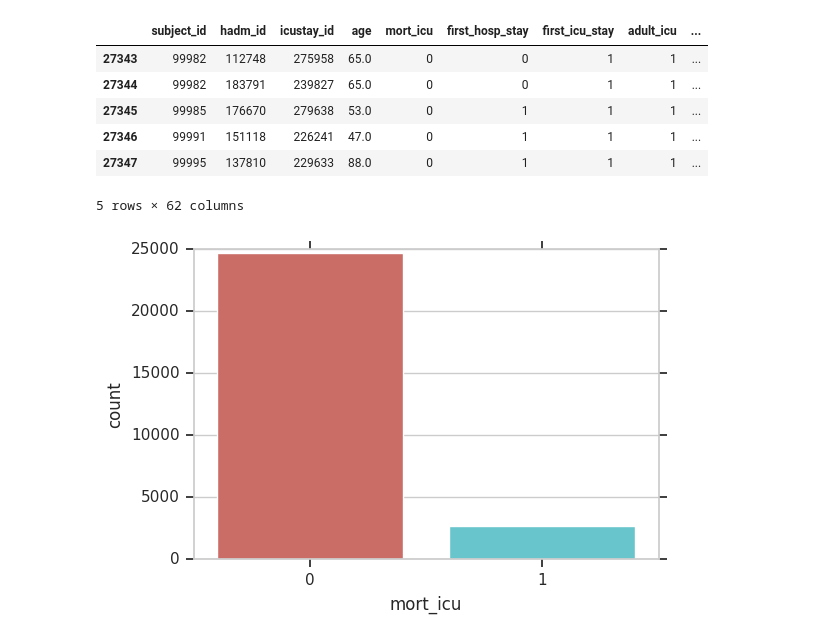
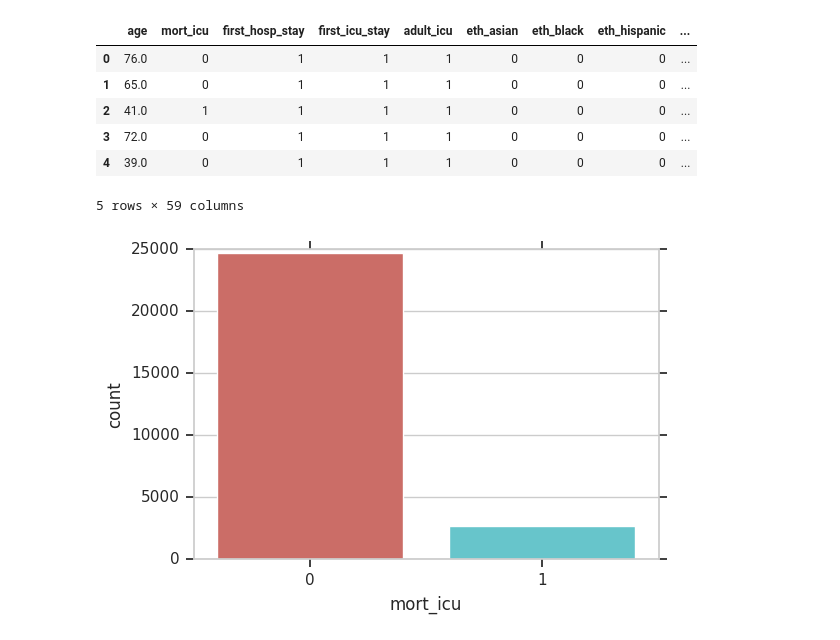
Before and after one commit to mathurp/ML_for_health, a Jupyter notebook: ML_for_health.ipynb, the cells around one changed output. Cells and saved outputs as stored; diff of their text form; code cells hidden in the pictures.

```diff
--- a/ML_for_health.ipynb
+++ b/ML_for_health.ipynb
@@ -8,15 +8,3 @@ import matplotlib.pyplot as plt
 import seaborn as sns
 sns.set(style="white")
 sns.set(style="whitegrid", color_codes=True)
-# %%
-adult_icu_raw = pd.read_csv("/home/pulkitmathur1800/csc2548_ml4h/adult_icu")
-#len(adult_icu_raw.loc[adult_icu_raw['subject_id']==3])
-adult_icu_raw.tail()
-# %% [output]
-|  | subject_id | hadm_id | icustay_id | age | mort_icu | first_hosp_stay | first_icu_stay | adult_icu | ... |
-| 27343 | 99982 | 112748 | 275958 | 65.0 | 0 | 0 | 1 | 1 | ... |
-| 27344 | 99982 | 183791 | 239827 | 65.0 | 0 | 0 | 1 | 1 | ... |
-| 27345 | 99985 | 176670 | 279638 | 53.0 | 0 | 1 | 1 | 1 | ... |
-| 27346 | 99991 | 151118 | 226241 | 47.0 | 0 | 1 | 1 | 1 | ... |
-| 27347 | 99995 | 137810 | 229633 | 88.0 | 0 | 1 | 1 | 1 | ... |
-5 rows × 62 columns
@@ -35 +11,13 @@ adult_icu_scaled = adult_icu_raw
+# %%
+adult_icu = pd.read_csv("/home/pulkitmathur1800/csc2548_ml4h/adult_icu")
+adult_icu = adult_icu.drop(['subject_id','hadm_id','icustay_id'],axis=1)
+adult_icu.head()
+# %% [output]
+|  | age | mort_icu | first_hosp_stay | first_icu_stay | adult_icu | eth_asian | eth_black | eth_hispanic | ... |
+| 0 | 76.0 | 0 | 1 | 1 | 1 | 0 | 0 | 0 | ... |
+| 1 | 65.0 | 0 | 1 | 1 | 1 | 0 | 0 | 0 | ... |
+| 2 | 41.0 | 1 | 1 | 1 | 1 | 0 | 0 | 0 | ... |
+| 3 | 72.0 | 0 | 1 | 1 | 1 | 0 | 0 | 0 | ... |
+| 4 | 39.0 | 0 | 1 | 1 | 1 | 0 | 0 | 0 | ... |
+5 rows × 59 columns
 # %%
```
Also changed, not shown: parts of 16 cells of this notebook.
